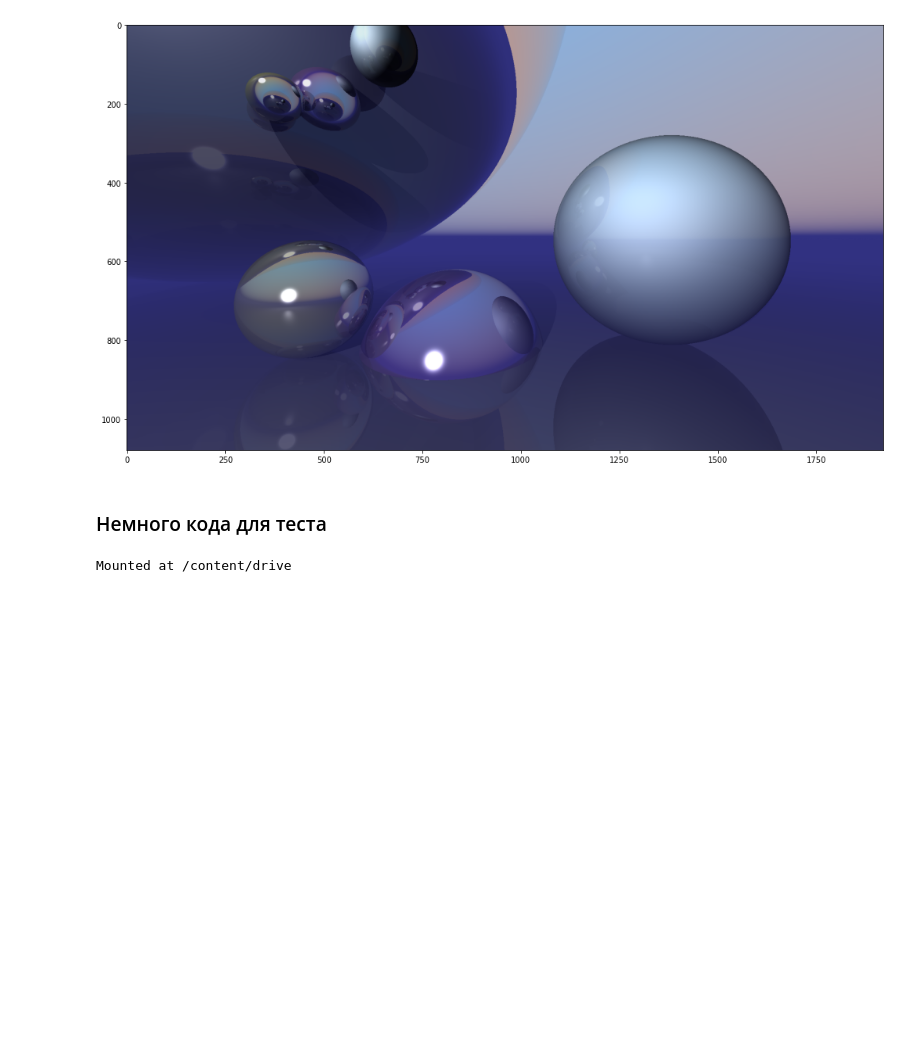
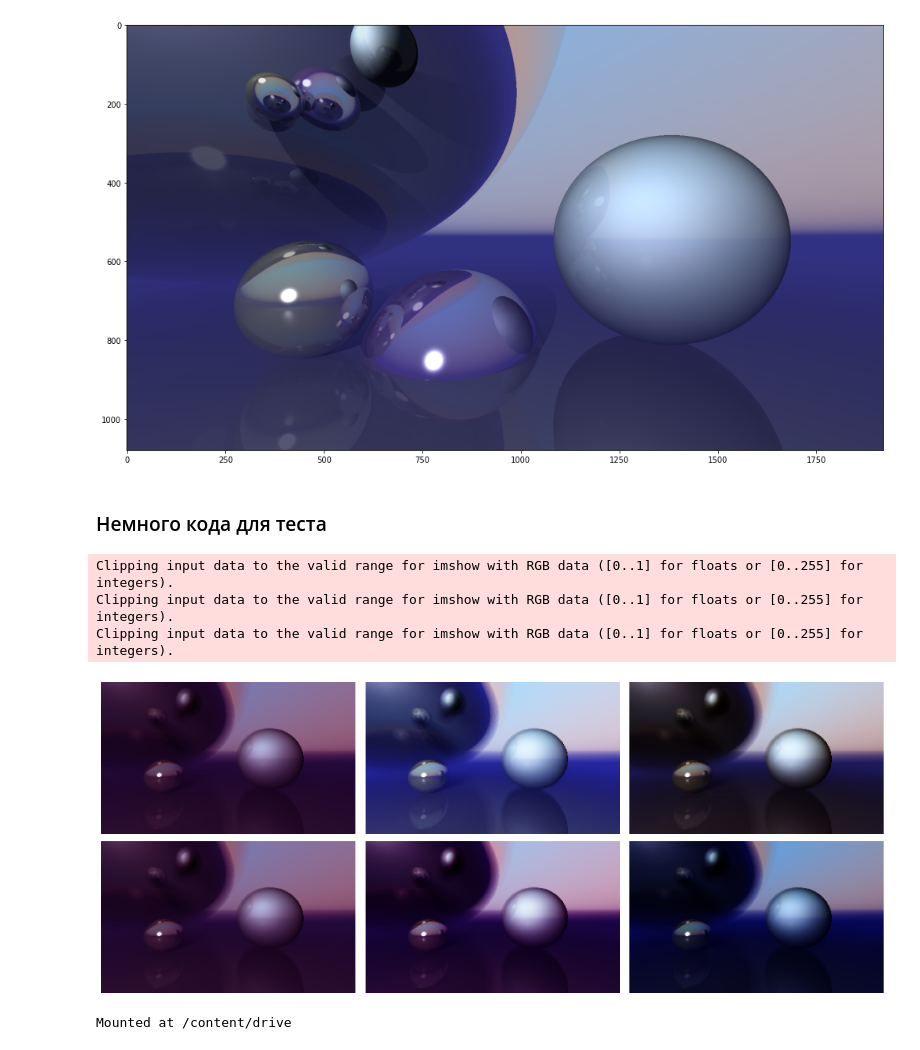
Before and after one commit to zolotarevd/Ray-tracing, a Jupyter notebook: RayTracing.ipynb, the cells around one changed output. Cells and saved outputs as stored; diff of their text form; code cells hidden in the pictures; blank space fills up the shorter version.

```diff
--- a/RayTracing.ipynb
+++ b/RayTracing.ipynb
@@ -557,16 +599,74 @@ Mounted at /content/drive
 [figure]
 # %% [markdown]
 ### Немного кода для теста
-# %%
-'''import matplotlib.gridspec as gridspec
-fig2 = plt.figure(constrained_layout=True, figsize=(20,10))
-spec2 = gridspec.GridSpec(nrows=1, ncols=3, figure=fig2)
-f2_ax1 = fig2.add_subplot(spec2[0, 0])
-f2_ax2 = fig2.add_subplot(spec2[0, 1])
-f2_ax3 = fig2.add_subplot(spec2[0, 2])
-f2_ax1.imshow(t_img)
-f2_ax2.imshow(tmp_img)
-f2_ax3.imshow(dir_img)'''
+# %%
+import matplotlib.gridspec as gridspec
+'''fig2 = plt.figure(constrained_layout=True, figsize=(20,10))
+spec2 = gridspec.GridSpec(nrows=1, ncols=3, figure=fig2)
+f2_ax1 = fig2.add_subplot(spec2[0, 0])
+f2_ax2 = fig2.add_subplot(spec2[0, 1])
+f2_ax3 = fig2.add_subplot(spec2[0, 2])
+f2_ax1.imshow(t_img)
+f2_ax2.imshow(tmp_img)
+f2_ax3.imshow(dir_img)'''
+def saturation_effect(img):
+    tmp = np.copy(img)
+    for row in tmp:
+        for pix in row:
+            pix += -pix + 2*pix**4 - 6*pix**3 + 5*pix**2
+    return tmp
+
+def sunset_effect(img):
+    tmp = np.copy(img)
+    for row in tmp:
+        for pix in row:
+            pix += - pix + pix*RGB(2,0,1,3) + pix[1]*pix*RGB(1,3,2,3)
+    return tmp
+
+def custom_effect(img):
+    return sunset_effect(saturation_effect(img))
+
+img2 = np.copy(img)
+img3 = np.copy(img)
+img4 = sunset_effect(img)
+img5 = np.copy(img)
+img6 = np.copy(img)
+c = 5
+for row in img2:
+    for pix in row:
+        pix += -pix +(c-3)*pix**4+(4-2*c)*pix**3+c*pix**2
+for row in img3:
+    for pix in row:
+        delta = np.max(pix) - np.min(pix)
+        S = 0
+        V = np.max(pix)
+        if V > 0:
+            S = delta/np.max(pix)
+        pix *= (np.sin(V*pi)/pi + V)**(0.2)
+    for pix in row:
+        pix += -pix +(c-3)*pix**4+(4-2*c)*pix**3+c*pix**2
+        pix += - pix + pix*RGB(2,1,0,3) + pix[2]*pix*RGB(1,2,3,3)
+for row in img6:
+    for pix in row:
+        pix *= (np.sin(pix*pi)/pi + pix)**(2)
+
+fig2 = plt.figure(constrained_layout=True, figsize=(15,6))
+spec2 = gridspec.GridSpec(nrows=2, ncols=3, figure=fig2)
+f2_ax1 = fig2.add_subplot(spec2[0, 0])
+f2_ax2 = fig2.add_subplot(spec2[0, 1])
+f2_ax3 = fig2.add_subplot(spec2[0, 2])
+f2_ax4 = fig2.add_subplot(spec2[1, 0])
+f2_ax5 = fig2.add_subplot(spec2[1, 1])
+f2_ax6 = fig2.add_subplot(spec2[1, 2])
+f2_ax1.axis(False); f2_ax2.axis(False); f2_ax3.axis(False);
+f2_ax4.axis(False); f2_ax5.axis(False); f2_ax6.axis(False);
+f2_ax1.imshow(sunset_effect(img) ); f2_ax2.imshow(img2); f2_ax3.imshow(img3);
+f2_ax4.imshow(img4); f2_ax5.imshow(custom_effect(img)); f2_ax6.imshow(img6);
+# %% [output]
+Clipping input data to the valid range for imshow with RGB data ([0..1] for floats or [0..255] for integers).
+Clipping input data to the valid range for imshow with RGB data ([0..1] for floats or [0..255] for integers).
+Clipping input data to the valid range for imshow with RGB data ([0..1] for floats or [0..255] for integers).
+[figure, added]
 # %%
 _from google.colab import drive
 drive.mount('/content/drive')
```
Also changed, not shown: parts of 10 cells of this notebook.
